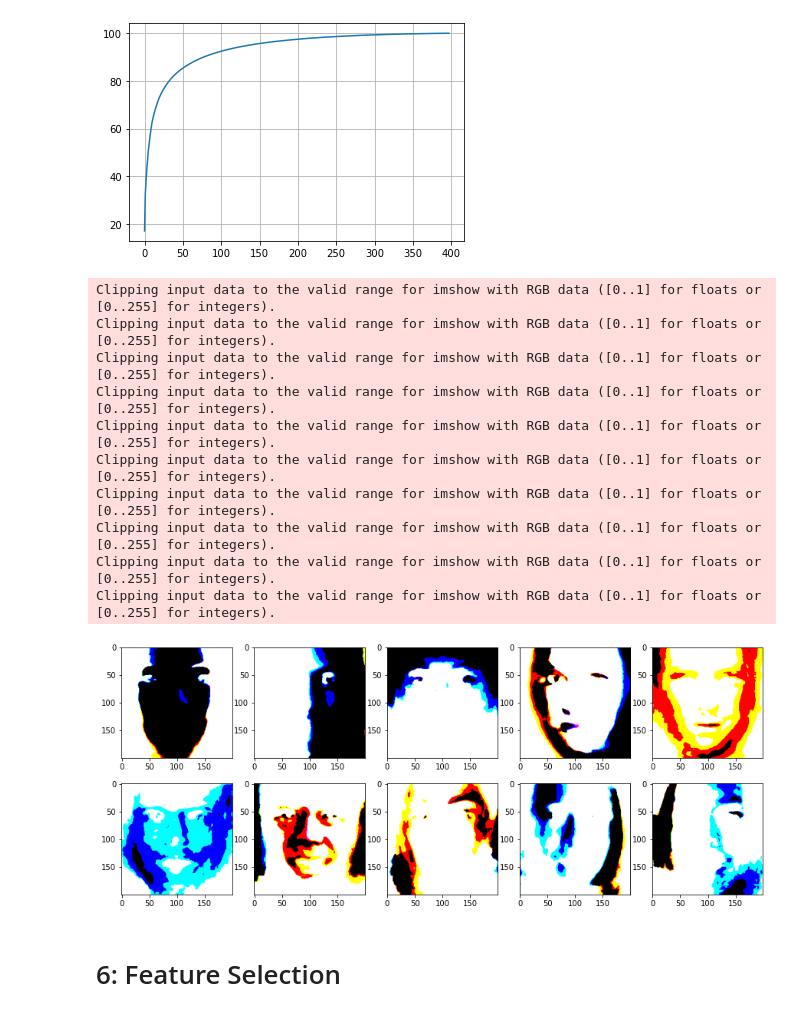
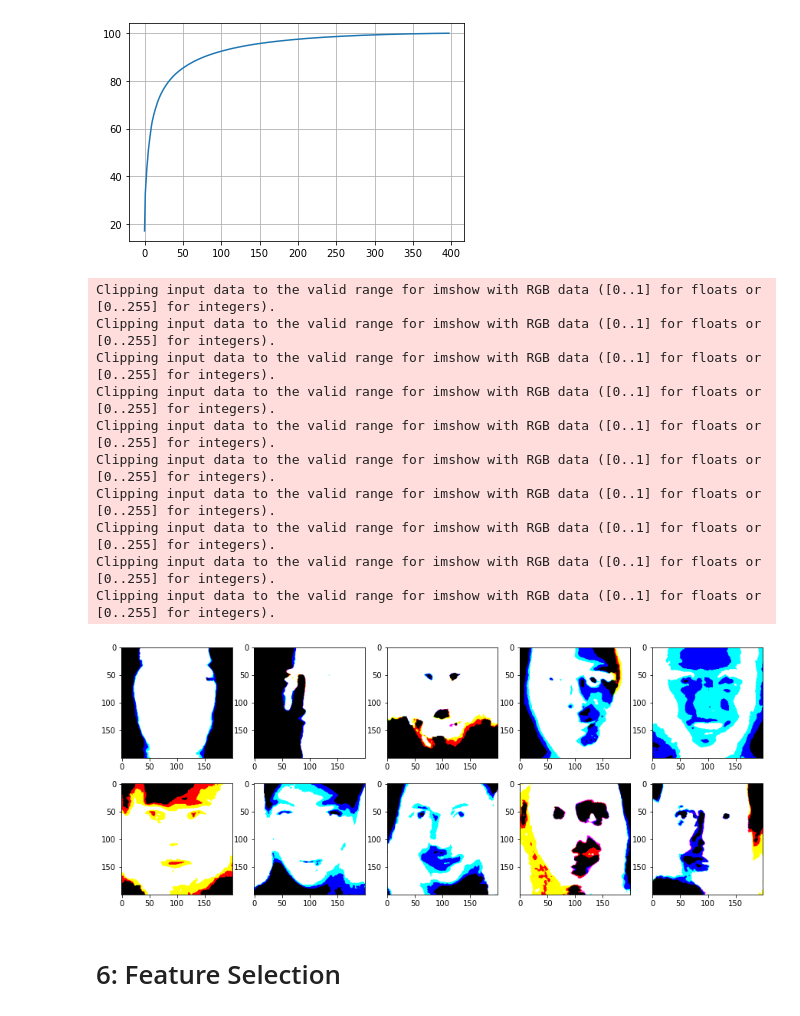
Before and after one commit to KathrineSN/Cognitive-Modelling-Project-1, a Jupyter notebook: Cognitive_Modeling_Project_1.1.ipynb, the cells around one changed output. Cells and saved outputs as stored; diff of their text form; code cells hidden in the pictures.

```diff
--- a/Cognitive_Modeling_Project_1.1.ipynb
+++ b/Cognitive_Modeling_Project_1.1.ipynb
@@ -129,30 +129,30 @@ plt.plot(np.cumsum(variance)*100)
 # %%
 # Convert the components to 200x200x3 image shapes, and plot the first 10
 
 pca_im = S[:,0].reshape([200,200,3])
 pca_ims = S.reshape([200,200,3,len(images)])
-pca_sub = ((means + S.T).T).reshape([200,200,3,len(images)])
+pca_sub = ((means - S.T).T).reshape([200,200,3,len(images)])
 
 fig = plt.figure(figsize=(15,6))
 columns = 5
 rows = 2
 for i in range(columns*rows):
     img = pca_sub[:,:,:,i]
     fig.add_subplot(rows, columns, i+1)
     plt.imshow(img)
 plt.show()
 # %% [output]
 Clipping input data to the valid range for imshow with RGB data ([0..1] for floats or [0..255] for integers).
 Clipping input data to the valid range for imshow with RGB data ([0..1] for floats or [0..255] for integers).
 Clipping input data to the valid range for imshow with RGB data ([0..1] for floats or [0..255] for integers).
 Clipping input data to the valid range for imshow with RGB data ([0..1] for floats or [0..255] for integers).
 Clipping input data to the valid range for imshow with RGB data ([0..1] for floats or [0..255] for integers).
 Clipping input data to the valid range for imshow with RGB data ([0..1] for floats or [0..255] for integers).
 Clipping input data to the valid range for imshow with RGB data ([0..1] for floats or [0..255] for integers).
 Clipping input data to the valid range for imshow with RGB data ([0..1] for floats or [0..255] for integers).
 Clipping input data to the valid range for imshow with RGB data ([0..1] for floats or [0..255] for integers).
 Clipping input data to the valid range for imshow with RGB data ([0..1] for floats or [0..255] for integers).
-[figure, old version]
+[figure, new version]
 # %% [markdown]
 # 6: Feature Selection
 # %%
```
Also changed, not shown: parts of 7 cells of this notebook.
